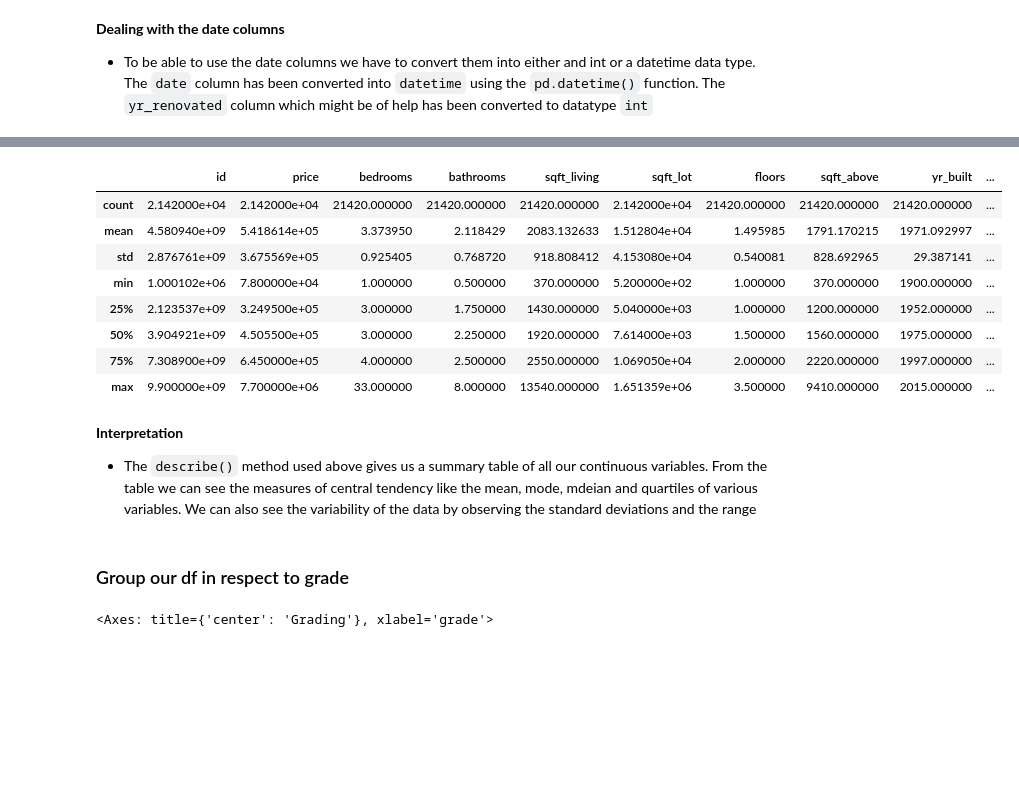
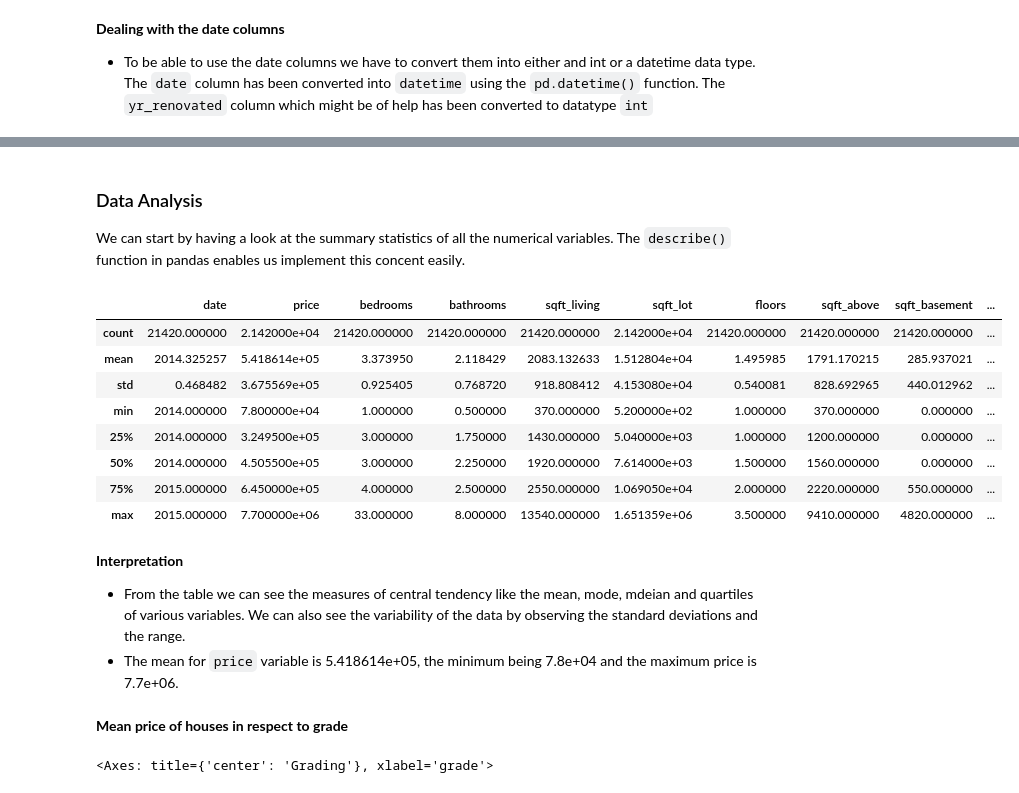
Before and after one commit to D-EKALE/KC-Housing-Project-2, a Jupyter notebook: student.ipynb, the cells around one changed output, grey strips where cells are left out. Saved outputs shown, nothing was run; the diff lists cells and outputs as text; code cells hidden in the pictures; blank space fills up the shorter version.

Commit message:
Added some functions

````diff
--- a/student.ipynb
+++ b/student.ipynb
@@ -119,5 +123,5 @@ memory usage: 3.6+ MB
 **Dealing with the date columns**
 * To be able to use the date columns we have to convert them into either and int or a datetime data type. The ```date``` column has been converted into ```datetime``` using the ```pd.datetime()``` function. The ```yr_renovated``` column which might be of help has been converted to datatype ```int```
 # %%
-df['date'] = pd.to_datetime(df['date'])
+df['date'] = pd.to_datetime(df['date']).dt.year
 df['yr_renovated'] = df['yr_renovated'].fillna(0).astype(int)
@@ -132,0 +132,2 @@ To get most out of our data, we can begin by exploring a few distribution plots.
+# %%
+df['sqft_basement'] = df['sqft_basement'].str.replace("?", '0').astype(float)
@@ -133,20 +163,24 @@ To get most out of our data, we can begin by exploring a few distribution plots.
+# %% [markdown]
+### Data Analysis
+We can start by having a look at the summary statistics of all the numerical variables. The ```describe()``` function in pandas enables us implement this concent easily.
 # %%
-df.describe()
+df.drop('id', axis=1).describe()
 # %% [output]
-|  | id | price | bedrooms | bathrooms | sqft_living | sqft_lot | floors | sqft_above | yr_built | ... |
-| count | 2.142000e+04 | 2.142000e+04 | 21420.000000 | 21420.000000 | 21420.000000 | 2.142000e+04 | 21420.000000 | 21420.000000 | 21420.000000 | ... |
-| mean | 4.580940e+09 | 5.418614e+05 | 3.373950 | 2.118429 | 2083.132633 | 1.512804e+04 | 1.495985 | 1791.170215 | 1971.092997 | ... |
-| std | 2.876761e+09 | 3.675569e+05 | 0.925405 | 0.768720 | 918.808412 | 4.153080e+04 | 0.540081 | 828.692965 | 29.387141 | ... |
-| min | 1.000102e+06 | 7.800000e+04 | 1.000000 | 0.500000 | 370.000000 | 5.200000e+02 | 1.000000 | 370.000000 | 1900.000000 | ... |
-| 25% | 2.123537e+09 | 3.249500e+05 | 3.000000 | 1.750000 | 1430.000000 | 5.040000e+03 | 1.000000 | 1200.000000 | 1952.000000 | ... |
-| 50% | 3.904921e+09 | 4.505500e+05 | 3.000000 | 2.250000 | 1920.000000 | 7.614000e+03 | 1.500000 | 1560.000000 | 1975.000000 | ... |
-| 75% | 7.308900e+09 | 6.450000e+05 | 4.000000 | 2.500000 | 2550.000000 | 1.069050e+04 | 2.000000 | 2220.000000 | 1997.000000 | ... |
-| max | 9.900000e+09 | 7.700000e+06 | 33.000000 | 8.000000 | 13540.000000 | 1.651359e+06 | 3.500000 | 9410.000000 | 2015.000000 | ... |
+|  | date | price | bedrooms | bathrooms | sqft_living | sqft_lot | floors | sqft_above | sqft_basement | ... |
+| count | 21420.000000 | 2.142000e+04 | 21420.000000 | 21420.000000 | 21420.000000 | 2.142000e+04 | 21420.000000 | 21420.000000 | 21420.000000 | ... |
+| mean | 2014.325257 | 5.418614e+05 | 3.373950 | 2.118429 | 2083.132633 | 1.512804e+04 | 1.495985 | 1791.170215 | 285.937021 | ... |
+| std | 0.468482 | 3.675569e+05 | 0.925405 | 0.768720 | 918.808412 | 4.153080e+04 | 0.540081 | 828.692965 | 440.012962 | ... |
+| min | 2014.000000 | 7.800000e+04 | 1.000000 | 0.500000 | 370.000000 | 5.200000e+02 | 1.000000 | 370.000000 | 0.000000 | ... |
+| 25% | 2014.000000 | 3.249500e+05 | 3.000000 | 1.750000 | 1430.000000 | 5.040000e+03 | 1.000000 | 1200.000000 | 0.000000 | ... |
+| 50% | 2014.000000 | 4.505500e+05 | 3.000000 | 2.250000 | 1920.000000 | 7.614000e+03 | 1.500000 | 1560.000000 | 0.000000 | ... |
+| 75% | 2015.000000 | 6.450000e+05 | 4.000000 | 2.500000 | 2550.000000 | 1.069050e+04 | 2.000000 | 2220.000000 | 550.000000 | ... |
+| max | 2015.000000 | 7.700000e+06 | 33.000000 | 8.000000 | 13540.000000 | 1.651359e+06 | 3.500000 | 9410.000000 | 4820.000000 | ... |
 # %% [markdown]
 **Interpretation**
-* The ```describe()``` method used above gives us a summary table of all our continuous variables. From the table we can see the measures of central tendency like the mean, mode, mdeian and quartiles of various variables. We can also see the variability of the data by observing the standard deviations and the range
+* From the table we can see the measures of central tendency like the mean, mode, mdeian and quartiles of various variables. We can also see the variability of the data by observing the standard deviations and the range.
+* The mean for ```price``` variable is 5.418614e+05, the minimum being 7.8e+04 and the maximum price is 7.7e+06.
 # %% [markdown]
-### Group our df in respect to grade
+**Mean price of houses in respect to grade**
 # %%
 grouped = df.groupby('grade')['grade'].count().sort_values(ascending=False)
 df_grouped = pd.DataFrame(grouped)
````
Also changed, not shown: parts of 26 cells of this notebook.
